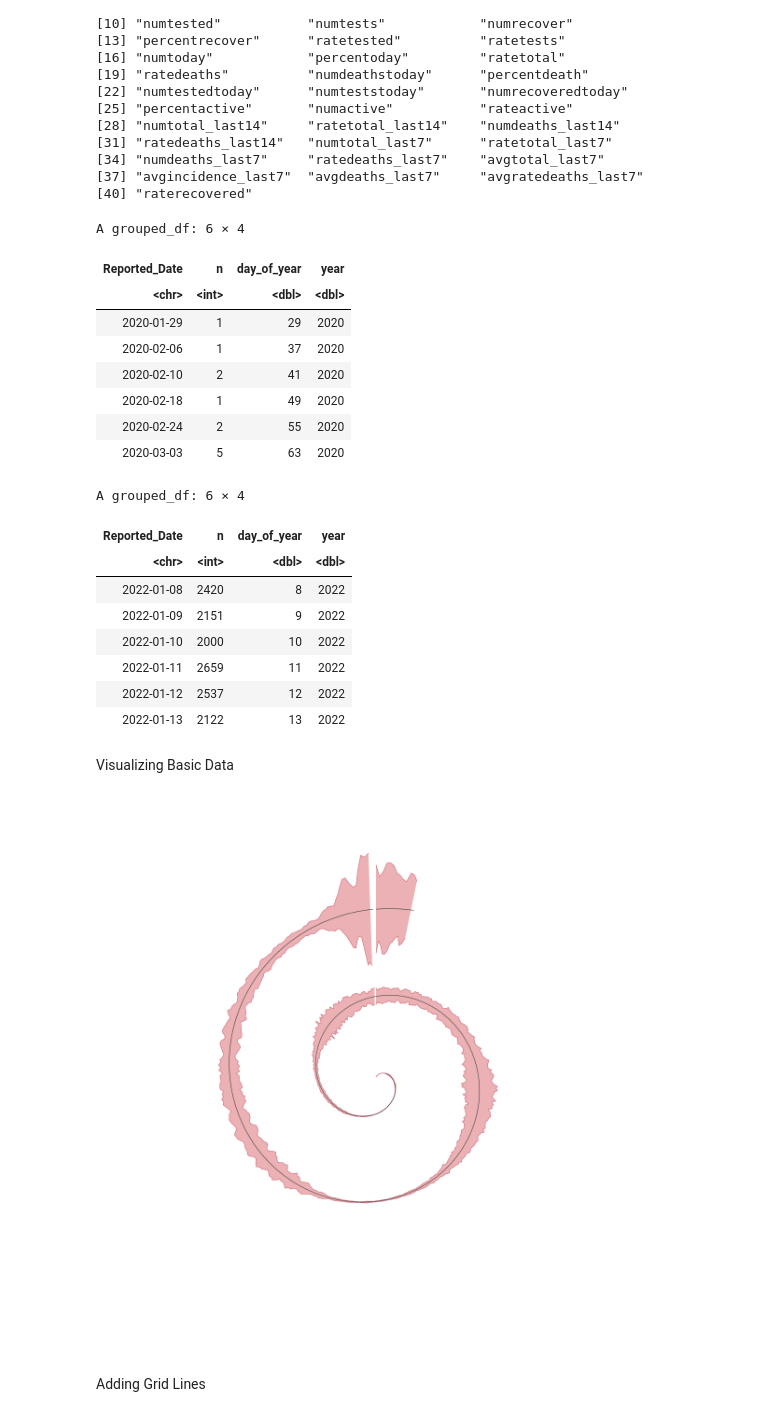
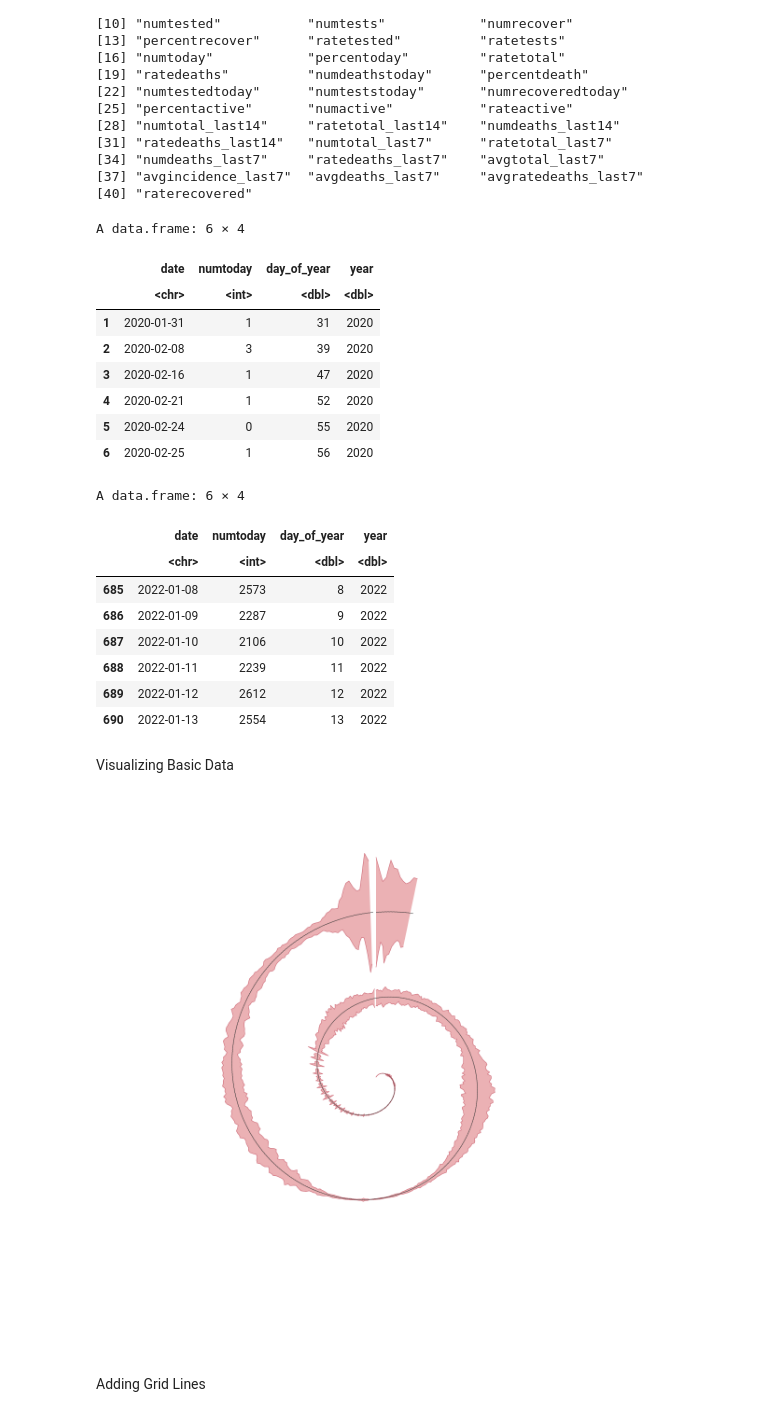
Before and after one commit to YellowPrawn/Spiral-Data-Visualizer, a Jupyter notebook: Data Processing (concept).ipynb, the cells around one changed output. Drawn from its saved outputs; the diff is of its cells as text; code cells hidden in the pictures.

```diff
--- a/Data Processing (concept).ipynb
+++ b/Data Processing (concept).ipynb
@@ -67,59 +67,59 @@ A data.frame: 6 × 40
 [40] "raterecovered"
 # %%
 daily_data <- data %>%
-    count(Reported_Date) %>%
-    group_by(Reported_Date) %>%
-    mutate(day_of_year = yday(Reported_Date),
-        year = year(Reported_Date))
+    filter(prname == "British Columbia") %>%
+    select(date, numtoday) %>%
+    mutate(day_of_year = yday(date),
+        year = year(date))
 head(daily_data)
 tail(daily_data)
 # %% [output]
-A grouped_df: 6 × 4
+A data.frame: 6 × 4
-| Reported_Date | n | day_of_year | year |
-| <chr> | <int> | <dbl> | <dbl> |
-| 2020-01-29 | 1 | 29 | 2020 |
-| 2020-02-06 | 1 | 37 | 2020 |
-| 2020-02-10 | 2 | 41 | 2020 |
-| 2020-02-18 | 1 | 49 | 2020 |
-| 2020-02-24 | 2 | 55 | 2020 |
-| 2020-03-03 | 5 | 63 | 2020 |
+|  | date | numtoday | day_of_year | year |
+|  | <chr> | <int> | <dbl> | <dbl> |
+| 1 | 2020-01-31 | 1 | 31 | 2020 |
+| 2 | 2020-02-08 | 3 | 39 | 2020 |
+| 3 | 2020-02-16 | 1 | 47 | 2020 |
+| 4 | 2020-02-21 | 1 | 52 | 2020 |
+| 5 | 2020-02-24 | 0 | 55 | 2020 |
+| 6 | 2020-02-25 | 1 | 56 | 2020 |
-A grouped_df: 6 × 4
+A data.frame: 6 × 4
-| Reported_Date | n | day_of_year | year |
-| <chr> | <int> | <dbl> | <dbl> |
-| 2022-01-08 | 2420 | 8 | 2022 |
-| 2022-01-09 | 2151 | 9 | 2022 |
-| 2022-01-10 | 2000 | 10 | 2022 |
-| 2022-01-11 | 2659 | 11 | 2022 |
-| 2022-01-12 | 2537 | 12 | 2022 |
-| 2022-01-13 | 2122 | 13 | 2022 |
+|  | date | numtoday | day_of_year | year |
+|  | <chr> | <int> | <dbl> | <dbl> |
+| 685 | 2022-01-08 | 2573 | 8 | 2022 |
+| 686 | 2022-01-09 | 2287 | 9 | 2022 |
+| 687 | 2022-01-10 | 2106 | 10 | 2022 |
+| 688 | 2022-01-11 | 2239 | 11 | 2022 |
+| 689 | 2022-01-12 | 2612 | 12 | 2022 |
+| 690 | 2022-01-13 | 2554 | 13 | 2022 |
 # %% [markdown]
 Visualizing Basic Data
 # %%
 size_factor <- 10000
 options(repr.plot.width = 10, repr.plot.height = 10)
 
 # Colors
 outline_color <- "#D97C86"
 fill_color <- "#F0C0C1"
 base_grey <- "grey28"
 
 data_plot <- daily_data %>%
   ggplot() +
   # area to encode the number of cases
   geom_ribbon(aes(x = day_of_year,
-                  ymin = as.POSIXct(Reported_Date) - n / 2 * size_factor,
-                  ymax = as.POSIXct(Reported_Date) + n / 2 * size_factor,
+                  ymin = as.POSIXct(date) - numtoday / 2 * size_factor,
+                  ymax = as.POSIXct(date) + numtoday / 2 * size_factor,
                   group = year),
               size = 0.3, col = outline_color, fill = fill_color, show.legend = FALSE) +
   # basic line
   geom_segment(aes(x = day_of_year, xend = day_of_year + 1,
-                   y = as.POSIXct(Reported_Date), yend = as.POSIXct(Reported_Date)),
+                   y = as.POSIXct(date), yend = as.POSIXct(date)),
                col = base_grey, size = 0.3) +
   coord_polar() +
   theme_void()
 data_plot
 # %% [output]
-[figure, old version]
+[figure, new version]
 # %% [markdown]
 Adding Grid Lines
 # %%
```
Also changed, not shown: parts of 1 cell of this notebook.
